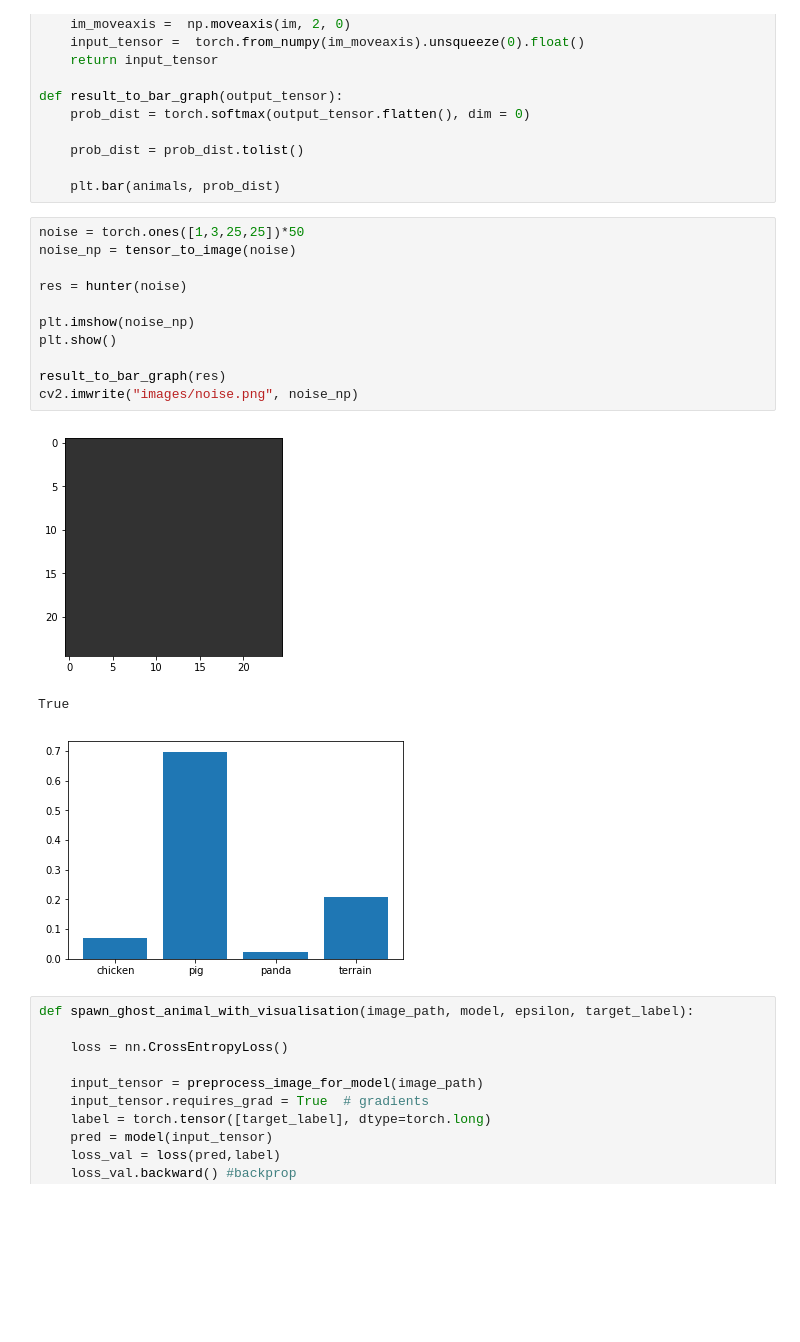
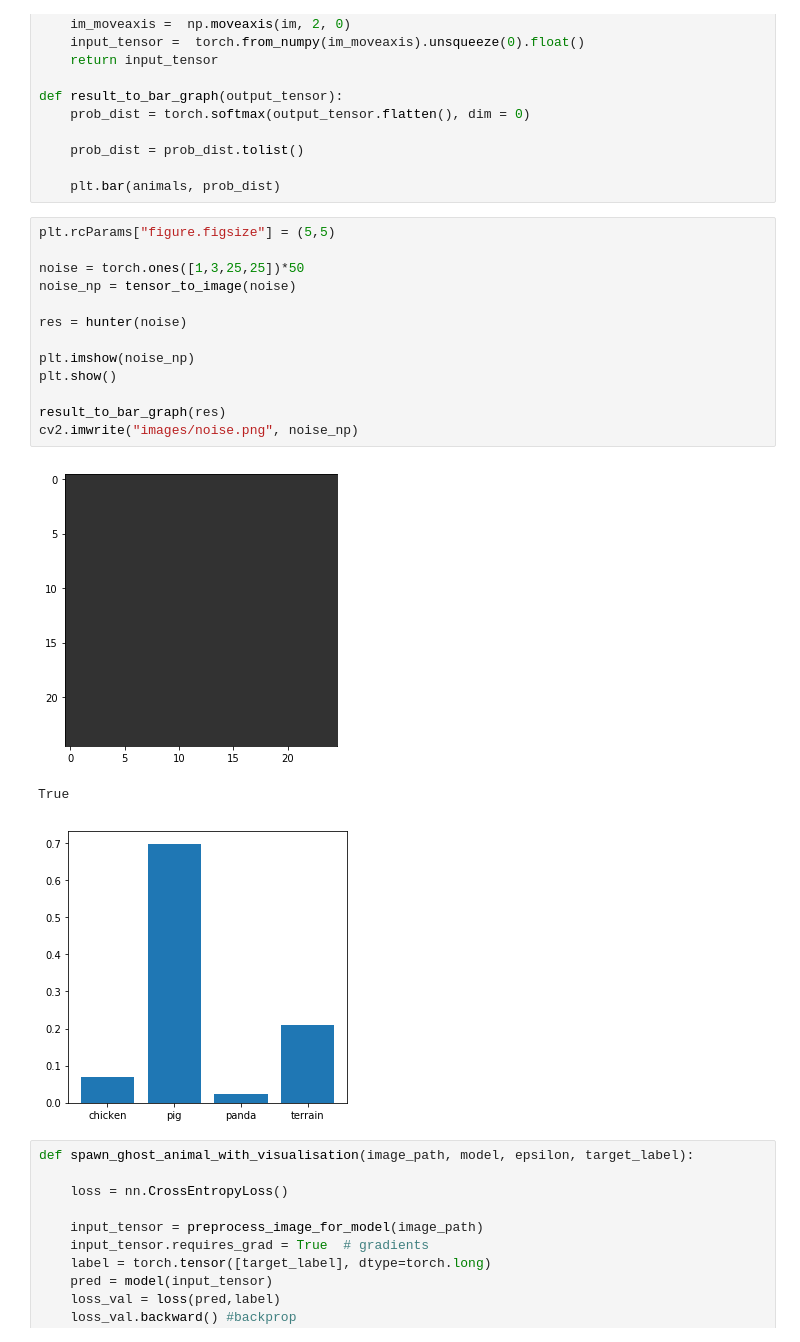
Before and after one commit to Mayukhdeb/deep-chicken-saviour, a Jupyter notebook: generating_adversarial_patches.ipynb, the cells around one changed output. Drawn from its saved outputs; the diff is of its cells as text; blank space fills up the shorter version.

```diff
--- a/generating_adversarial_patches.ipynb
+++ b/generating_adversarial_patches.ipynb
@@ -72,20 +72,22 @@ def result_to_bar_graph(output_tensor):
 
     plt.bar(animals, prob_dist)
 # %%
+plt.rcParams["figure.figsize"] = (5,5)
+
 noise = torch.ones([1,3,25,25])*50
 noise_np = tensor_to_image(noise)
 
 res = hunter(noise)
 
 plt.imshow(noise_np)
 plt.show()
 
 result_to_bar_graph(res)
 cv2.imwrite("images/noise.png", noise_np)
 # %% [output]
-[figure, old version]
+[figure, new version]
 True
-[figure, old version]
+[figure, new version]
 # %%
 def spawn_ghost_animal_with_visualisation(image_path, model, epsilon, target_label):
 
```
Also changed, not shown: parts of 3 cells of this notebook, 1 other file.
